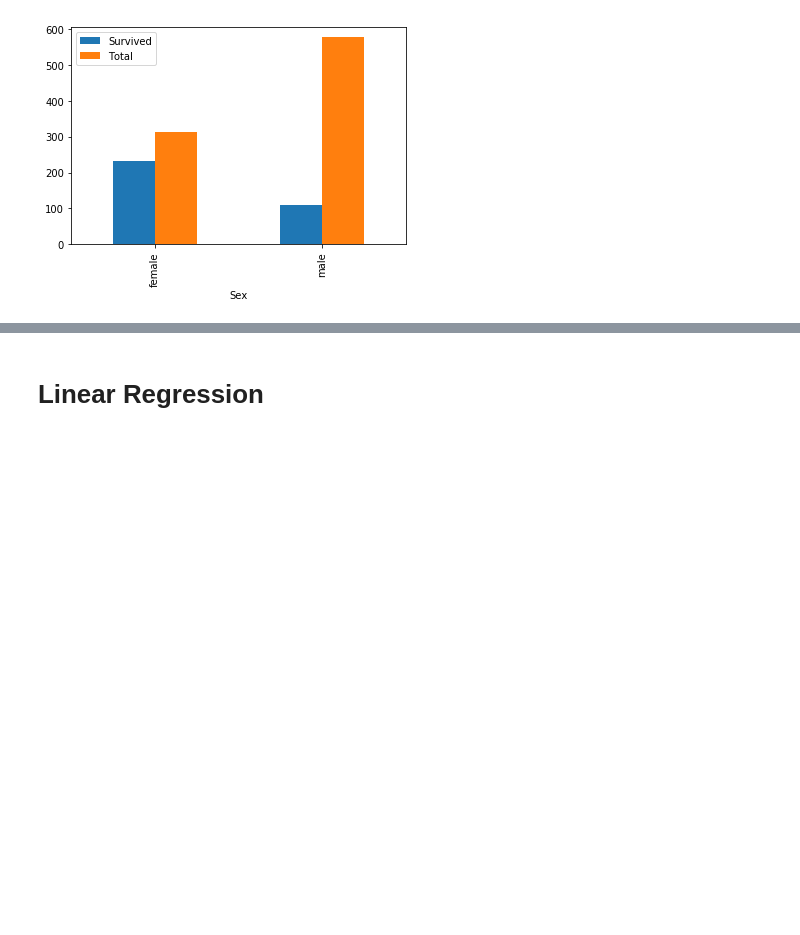
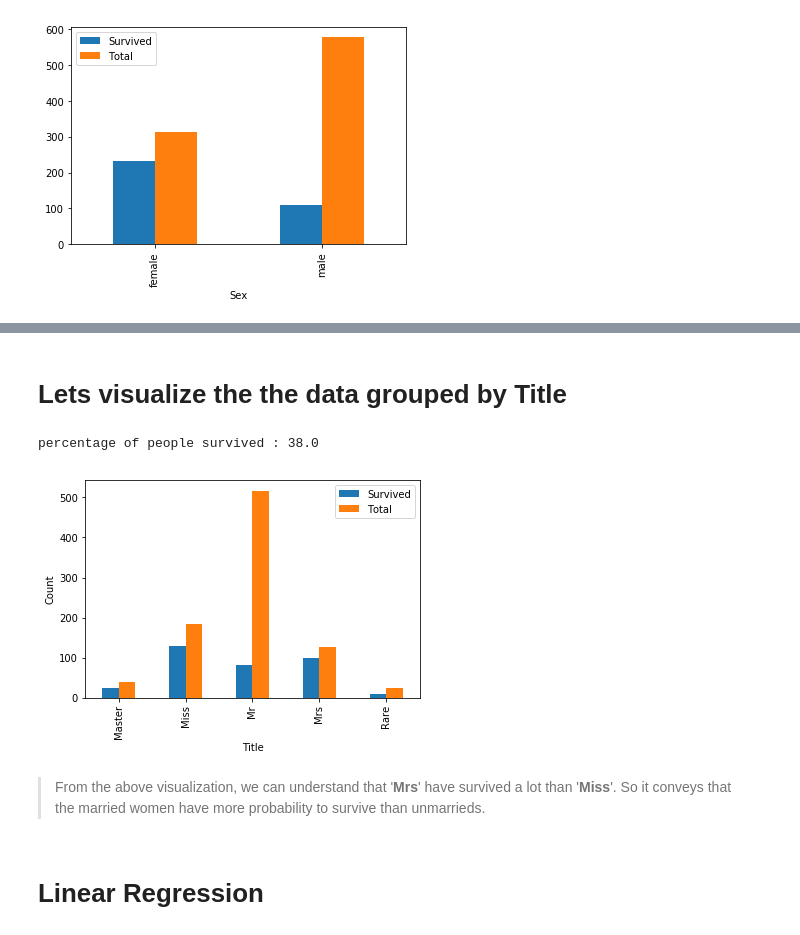
Before and after one commit to sathishkumar118/Titanic-Dataset-Solution, a Jupyter notebook: Titanic EDA NB.ipynb, the cells around one changed output, grey strips where cells are left out. Cells and saved outputs as stored; diff of their text form; code cells hidden in the pictures; blank space fills up the shorter version.

Commit message:
little changes in plots

```diff
--- a/Titanic EDA NB.ipynb
+++ b/Titanic EDA NB.ipynb
@@ -245,3 +249,19 @@ KeyError: "None of ['Agegrouped'] are in the columns"
+# %% [markdown]
+# Lets visualize the the data grouped by Title
+# %%
+# of people survived grouped by age
+print("percentage of people survived :",round(y_train.sum()/y_train.count(),2)*100)
+groupby_title = train.groupby('Title').sum().Survived.to_frame()
+groupby_title['Total'] = train.groupby('Title').count().Survived
+groupby_title.plot.bar()
+plt.ylabel('Count')
+plt.show()
+# %% [output]
+percentage of people survived : 38.0
+[figure, added]
+# %% [markdown]
+> From the above visualization, we can understand that '**Mrs**' have survived a lot than '**Miss**'.
+> So it conveys that the married women have more probability to survive than unmarrieds.
 # %% [markdown]
 # Linear Regression
 # %%
```
Also changed, not shown: parts of 3 cells of this notebook.
